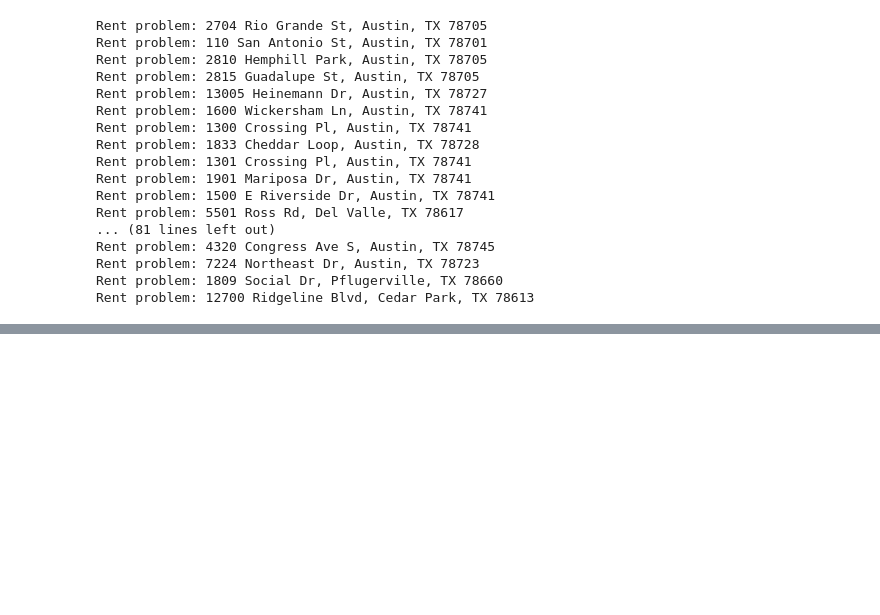
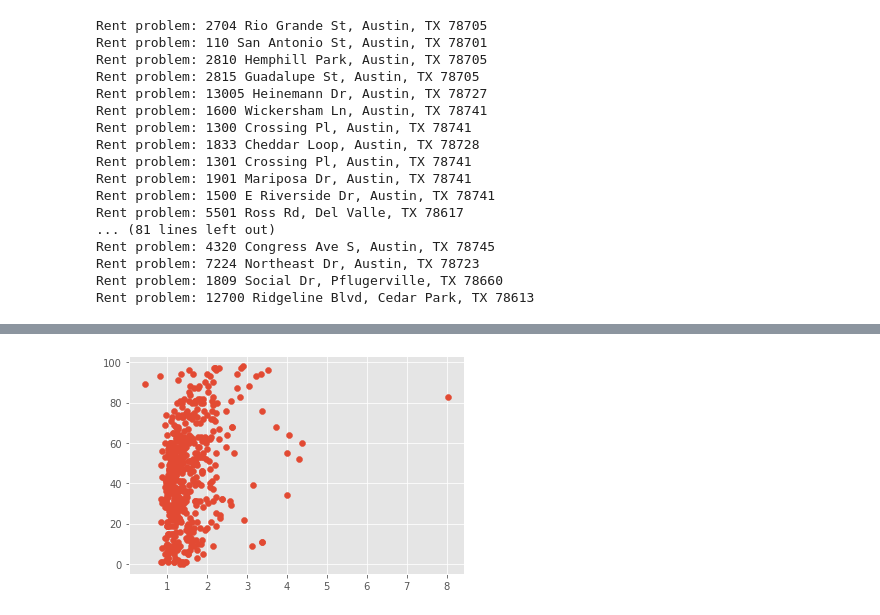
Before and after one commit to sn-ekstrand/walkability-and-cost, a Jupyter notebook: notebooks/Mongo_to_DF.ipynb, the cells around one changed output, grey strips where cells are left out. Saved outputs shown, nothing was run; the diff lists cells and outputs as text; code cells hidden in the pictures; blank space fills up the shorter version.

```diff
--- a/notebooks/Mongo_to_DF.ipynb
+++ b/notebooks/Mongo_to_DF.ipynb
@@ -153,3 +136,6 @@ plt.hist(df['mean_rent'], bins=50)
 
 # Create column for some metric comparing cost/SF and Walkscore.
 # Maybe it's the ((cost/SF) / Walkscore)
+# %%
+df['cost/SF'] = (df['mean_rent'] / df['mean_area'])
+df.sort_values(by='cost/SF')
@@ -155,0 +156,4 @@ plt.hist(df['mean_rent'], bins=50)
+# %%
+plt.scatter(df['cost/SF'], df['walkscore']);
+# %% [output]
+[figure, added]
```
Also changed, not shown: parts of 7 cells of this notebook.
